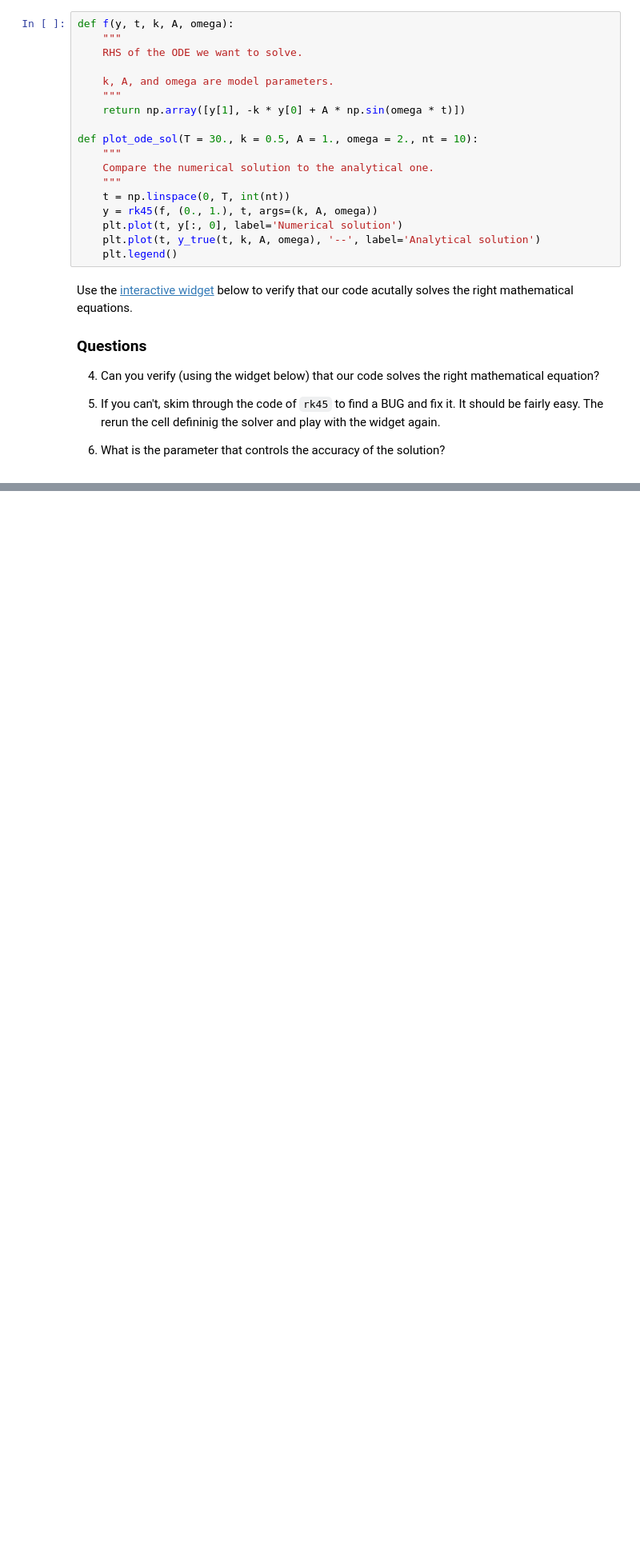
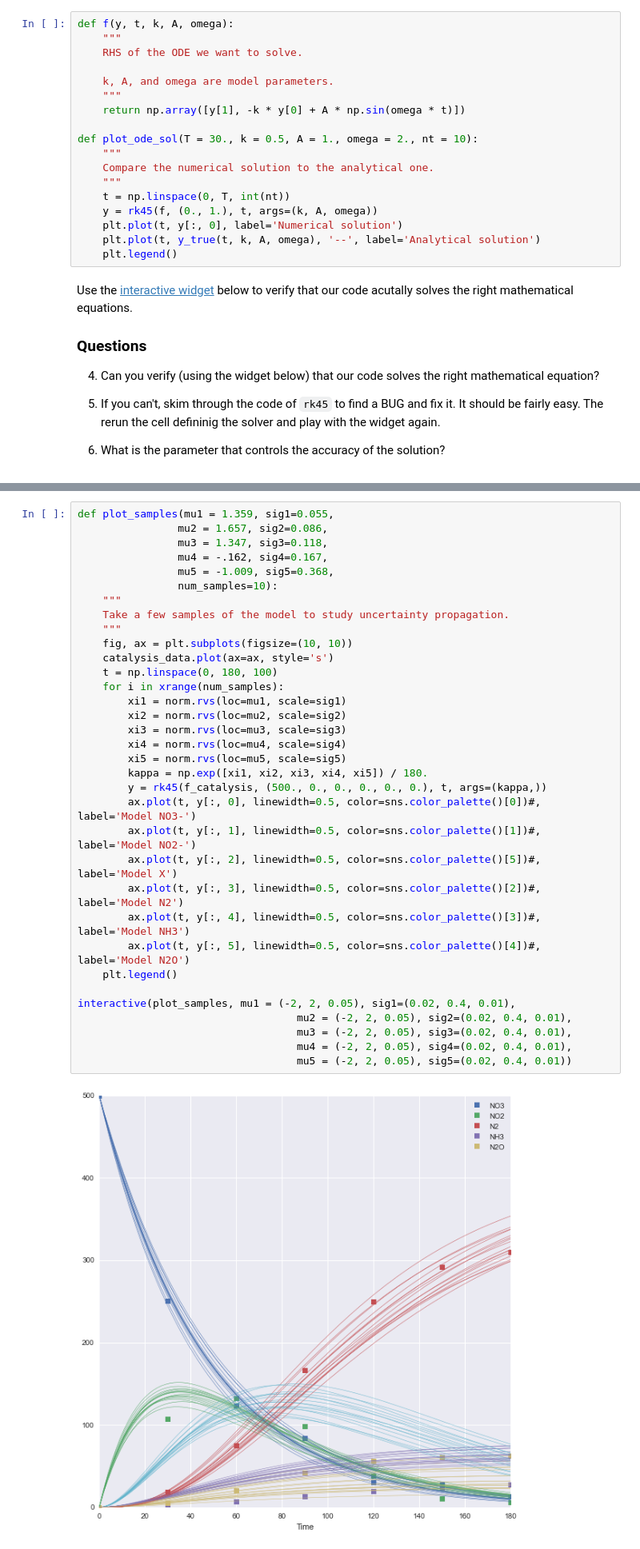
Before and after one commit to nawalgao/uq-course, a Jupyter notebook: lec_01.ipynb, the cells around one changed output, grey strips where cells are left out. Shown at 80% size. Saved outputs shown, nothing was run; the diff lists cells and outputs as text; blank space fills up the shorter version.

```diff
--- a/lec_01.ipynb
+++ b/lec_01.ipynb
@@ -316,0 +407,36 @@ interactive(plot_ode_sol, T = (20, 100), k = [0., 1.], A = [0., 2.], omega = [0.
+# %%
+def plot_samples(mu1 = 1.359, sig1=0.055,
+                mu2 = 1.657, sig2=0.086,
+                mu3 = 1.347, sig3=0.118,
+                mu4 = -.162, sig4=0.167,
+                mu5 = -1.009, sig5=0.368,
+                num_samples=10):
+    """
+    Take a few samples of the model to study uncertainty propagation.
+    """
+    fig, ax = plt.subplots(figsize=(10, 10))
+    catalysis_data.plot(ax=ax, style='s')
+    t = np.linspace(0, 180, 100)
+    for i in xrange(num_samples):
+        xi1 = norm.rvs(loc=mu1, scale=sig1)
+        xi2 = norm.rvs(loc=mu2, scale=sig2)
+        xi3 = norm.rvs(loc=mu3, scale=sig3)
+        xi4 = norm.rvs(loc=mu4, scale=sig4)
+        xi5 = norm.rvs(loc=mu5, scale=sig5)
+        kappa = np.exp([xi1, xi2, xi3, xi4, xi5]) / 180.
+        y = rk45(f_catalysis, (500., 0., 0., 0., 0., 0.), t, args=(kappa,))
+        ax.plot(t, y[:, 0], linewidth=0.5, color=sns.color_palette()[0])#, label='Model NO3-')
+        ax.plot(t, y[:, 1], linewidth=0.5, color=sns.color_palette()[1])#, label='Model NO2-')
+        ax.plot(t, y[:, 2], linewidth=0.5, color=sns.color_palette()[5])#, label='Model X')
+        ax.plot(t, y[:, 3], linewidth=0.5, color=sns.color_palette()[2])#, label='Model N2')
+        ax.plot(t, y[:, 4], linewidth=0.5, color=sns.color_palette()[3])#, label='Model NH3')
+        ax.plot(t, y[:, 5], linewidth=0.5, color=sns.color_palette()[4])#, label='Model N2O')
+    plt.legend()
+
+interactive(plot_samples, mu1 = (-2, 2, 0.05), sig1=(0.02, 0.4, 0.01),
+                                   mu2 = (-2, 2, 0.05), sig2=(0.02, 0.4, 0.01),
+                                   mu3 = (-2, 2, 0.05), sig3=(0.02, 0.4, 0.01),
+                                   mu4 = (-2, 2, 0.05), sig4=(0.02, 0.4, 0.01),
+                                   mu5 = (-2, 2, 0.05), sig5=(0.02, 0.4, 0.01))
+# %% [output]
+[figure, added]
```
Also changed, not shown: parts of 13 cells of this notebook.
